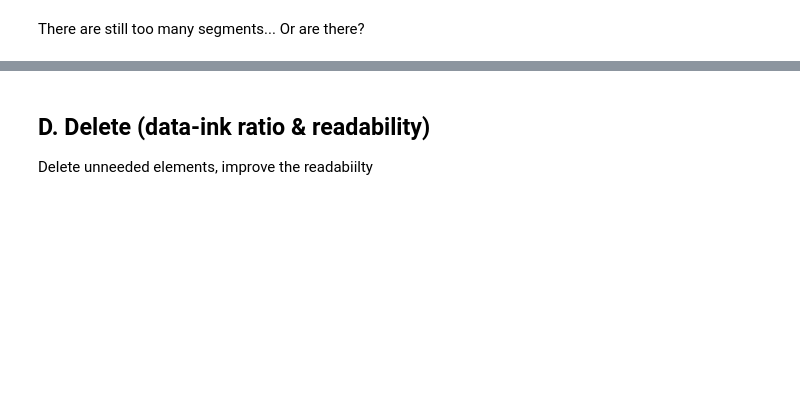
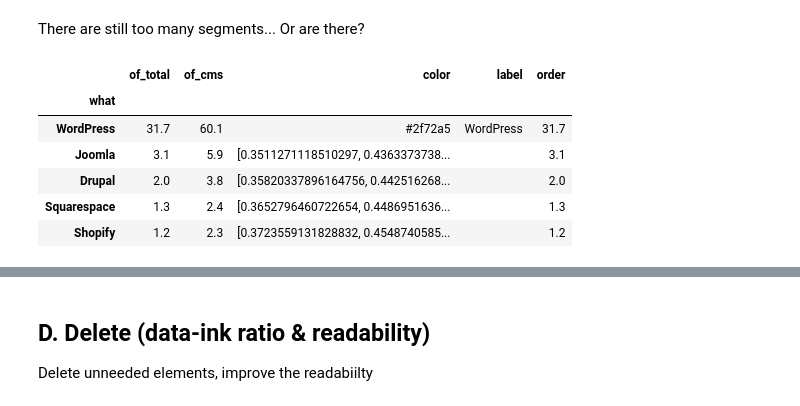
Before and after one commit to bgbg/datascience_dataviz_workshop, a Jupyter notebook: demos/item_distribution/pie charts as an alternative to bar charts.ipynb, the cells around one changed output, grey strips where cells are left out. Drawn from its saved outputs; the diff is of its cells as text; code cells hidden in the pictures; blank space fills up the shorter version.

```diff
--- a/demos/item_distribution/pie charts as an alternative to bar charts.ipynb
+++ b/demos/item_distribution/pie charts as an alternative to bar charts.ipynb
@@ -80,14 +121,28 @@ wordpress_blue = '#2f72a5'
 grayish = sns.desaturate(wordpress_blue, 0.33)
 palette = sns.light_palette(grayish, input="rgb", n_colors=len(tbl_cms), reverse=True)
 # %%
-tbl_cms['color'] = ['lightgray', wordpress_blue] + palette[2:]
+tbl_cms['color'] = [
+    'gray',
+    wordpress_blue
+] + palette[2:]
 tbl_cms['label'] = [
-    {'None': 'No CMS', 'WordPress': 'WordPress'}.get(i, '')
+    {
+        'None': 'No CMS',
+        'WordPress': 'WordPress'
+    }.get(i, '')
         for i in tbl_cms.index
 ]
 tbl_cms['order'] = [row.of_total if row.name != 'None' else -row.of_total for _, row in tbl_cms.iterrows()]
 tbl_cms = tbl_cms.sort_values('order', ascending=False)
 tbl_cms.head()
+# %% [output]
+|  | of_total | of_cms | color | label | order |
+| what |  |  |  |  |  |
+| WordPress | 31.7 | 60.1 | #2f72a5 | WordPress | 31.7 |
+| Joomla | 3.1 | 5.9 | [0.3511271118510297, 0.4363373738... |  | 3.1 |
+| Drupal | 2.0 | 3.8 | [0.35820337896164756, 0.442516268... |  | 2.0 |
+| Squarespace | 1.3 | 2.4 | [0.3652796460722654, 0.4486951636... |  | 1.3 |
+| Shopify | 1.2 | 2.3 | [0.3723559131828832, 0.4548740585... |  | 1.2 |
 # %%
 fig, ax = plt.subplots(figsize=(5, 5), dpi=120)
 ax.set_aspect(1.0)
```
Also changed, not shown: parts of 11 cells of this notebook, 4 other files.
